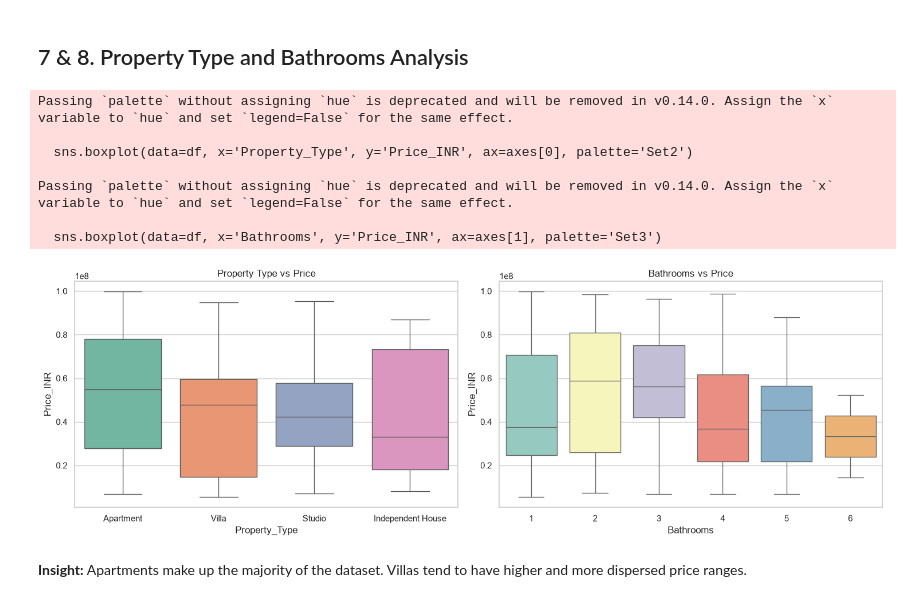
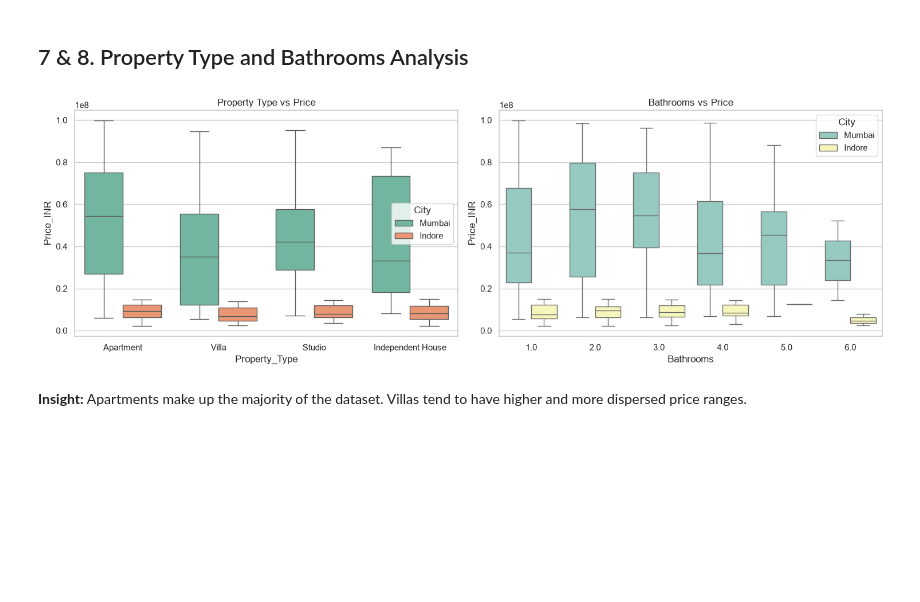
Before and after one commit to 1tsadityaraj/Real-Estate-Price-Prediction, a Jupyter notebook: notebooks/EDA.ipynb, the cells around one changed output. Cells and saved outputs as stored; diff of their text form; code cells hidden in the pictures; blank space fills up the shorter version.

```diff
--- a/notebooks/EDA.ipynb
+++ b/notebooks/EDA.ipynb
@@ -15,7 +13,7 @@ Matplotlib is building the font cache; this may take a moment.
 # %% [markdown]
 ## 1. Load and Inspect the Dataset
 # %%
-df = pd.read_csv('../data/processed/cleaned_property_data.csv')
+df = pd.read_csv('../data/processed/cleaned_mumbai_indore_property_data.csv')
 
 print(f"Number of rows: {df.shape[0]}, Number of columns: {df.shape[1]}")
 print(f"\nColumn names: {list(df.columns)}")
@@ -204,23 +194,16 @@ Passing `palette` without assigning `hue` is deprecated and will be removed in v
 # %%
 fig, axes = plt.subplots(1, 2, figsize=(15, 5))
 
-sns.boxplot(data=df, x='Property_Type', y='Price_INR', ax=axes[0], palette='Set2')
+sns.boxplot(data=df, hue='City', x='Property_Type', y='Price_INR', ax=axes[0], palette='Set2')
 axes[0].set_title('Property Type vs Price')
 
-sns.boxplot(data=df, x='Bathrooms', y='Price_INR', ax=axes[1], palette='Set3')
+sns.boxplot(data=df, hue='City', x='Bathrooms', y='Price_INR', ax=axes[1], palette='Set3')
 axes[1].set_title('Bathrooms vs Price')
 
 plt.tight_layout()
 plt.show()
 # %% [output]
-Passing `palette` without assigning `hue` is deprecated and will be removed in v0.14.0. Assign the `x` variable to `hue` and set `legend=False` for the same effect.
-
-  sns.boxplot(data=df, x='Property_Type', y='Price_INR', ax=axes[0], palette='Set2')
-
-Passing `palette` without assigning `hue` is deprecated and will be removed in v0.14.0. Assign the `x` variable to `hue` and set `legend=False` for the same effect.
-
-  sns.boxplot(data=df, x='Bathrooms', y='Price_INR', ax=axes[1], palette='Set3')
-[figure, old version]
+[figure, new version]
 # %% [markdown]
 **Insight:** Apartments make up the majority of the dataset. Villas tend to have higher and more dispersed price ranges.
 # %% [markdown]
```
Also changed, not shown: parts of 10 cells of this notebook, 28 other files.
